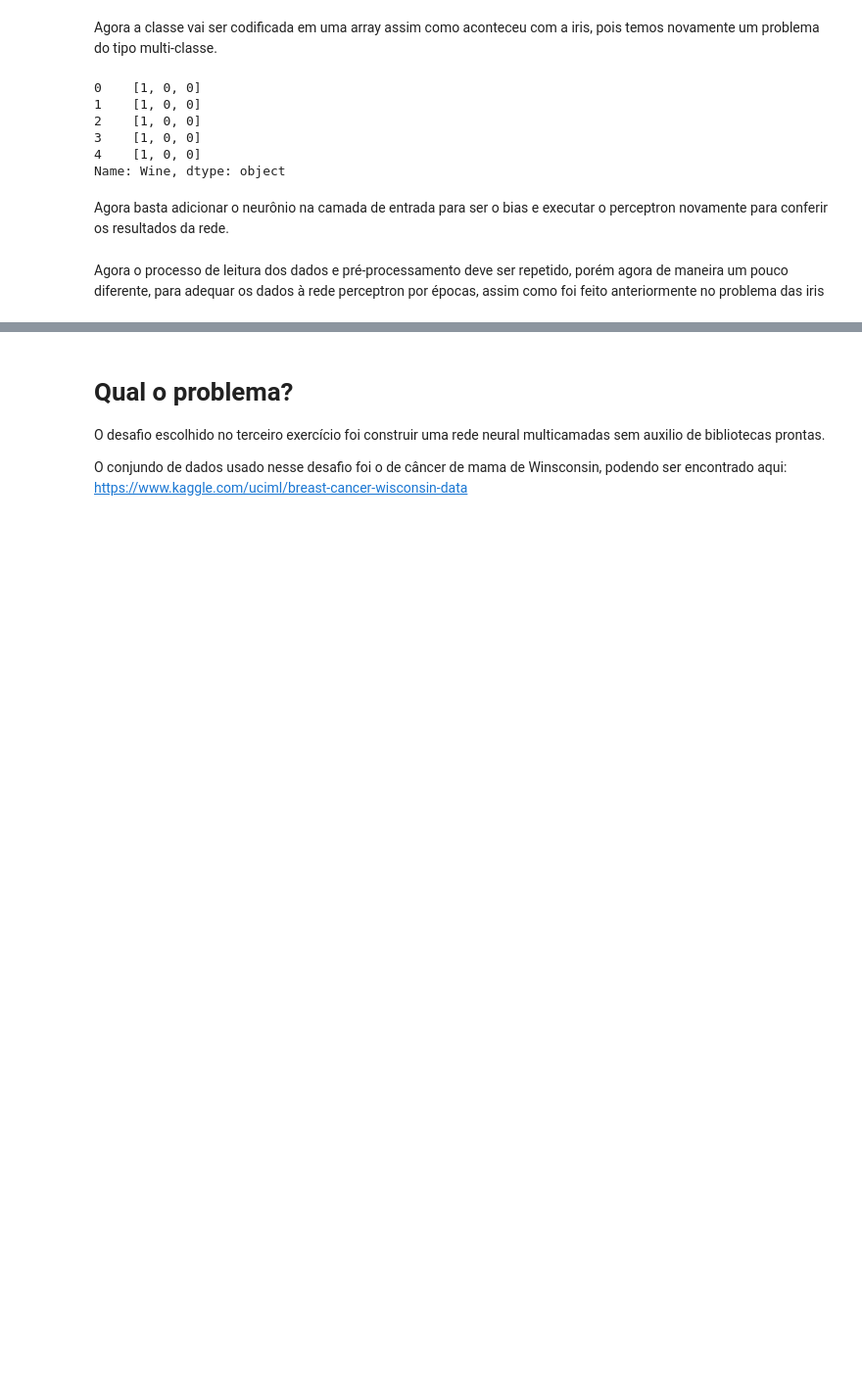
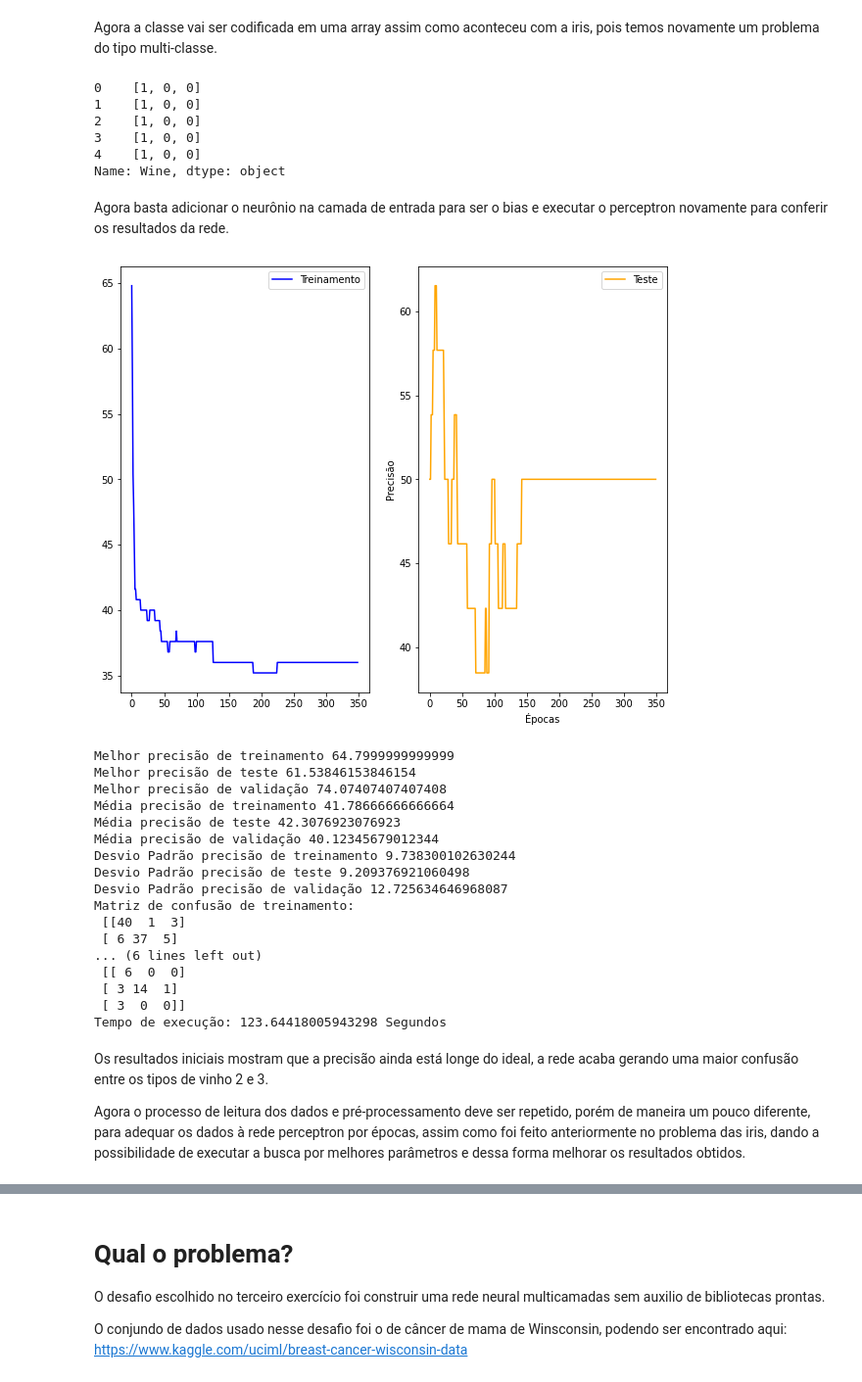
Before and after one commit to AlvaroCavalcante/computacao-bioinspirada, a Jupyter notebook: redes neurais/redes_neurais_trabalho.ipynb, the cells around one changed output, grey strips where cells are left out. Shown: that part at 98% size. Drawn from its saved outputs; the diff is of its cells as text; code cells hidden in the pictures; blank space fills up the shorter version.

```diff
--- a/redes neurais/redes_neurais_trabalho.ipynb
+++ b/redes neurais/redes_neurais_trabalho.ipynb
@@ -1064,9 +1080,31 @@ Agora basta adicionar o neurônio na camada de entrada para ser o bias e executa
 # %%
 previsores['bias'] = 1
 # %%
-executar_perceptron(funcao_ativacao_sigmoid, funcao_custo_mse, 350, [-0.005, 0.005])
+executar_perceptron(funcao_ativacao_sigmoid, funcao_custo_mse, 350, [-0.005, 0.005], 0.1)
+# %% [output]
+[figure, added]
+Melhor precisão de treinamento 64.7999999999999
+Melhor precisão de teste 61.53846153846154
+Melhor precisão de validação 74.07407407407408
+Média precisão de treinamento 41.78666666666664
+Média precisão de teste 42.3076923076923
+Média precisão de validação 40.12345679012344
+Desvio Padrão precisão de treinamento 9.738300102630244
+Desvio Padrão precisão de teste 9.209376921060498
+Desvio Padrão precisão de validação 12.725634646968087
+Matriz de confusão de treinamento:
+ [[40  1  3]
+ [ 6 37  5]
+... (6 lines left out)
+ [[ 6  0  0]
+ [ 3 14  1]
+ [ 3  0  0]]
+Tempo de execução: 123.64418005943298 Segundos
 # %% [markdown]
-Agora o processo de leitura dos dados e pré-processamento deve ser repetido, porém agora de maneira um pouco diferente, para adequar os dados à rede perceptron por épocas, assim como foi feito anteriormente no problema das iris
+Os resultados iniciais mostram que a precisão ainda está longe do ideal, a rede acaba gerando uma maior confusão entre os tipos de vinho 2 e 3.
+
+
+Agora o processo de leitura dos dados e pré-processamento deve ser repetido, porém de maneira um pouco diferente, para adequar os dados à rede perceptron por épocas, assim como foi feito anteriormente no problema das iris, dando a possibilidade de executar a busca por melhores parâmetros e dessa forma melhorar os resultados obtidos.
 # %%
 previsores = dataframe.iloc[:, 1:14]
 classe = dataframe['Wine']
```
Also changed, not shown: parts of 47 cells of this notebook.
